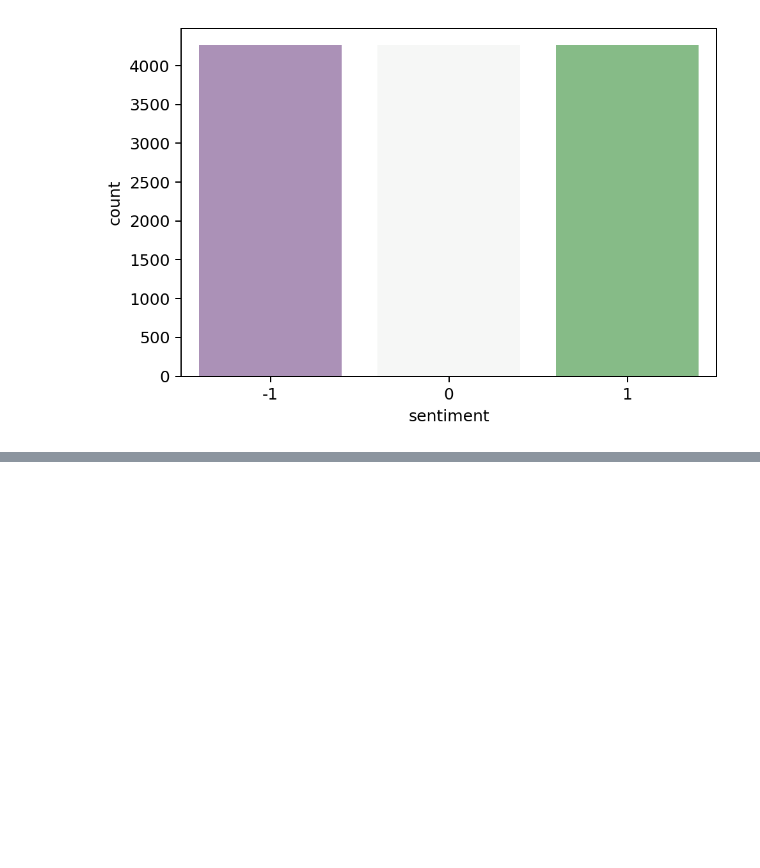
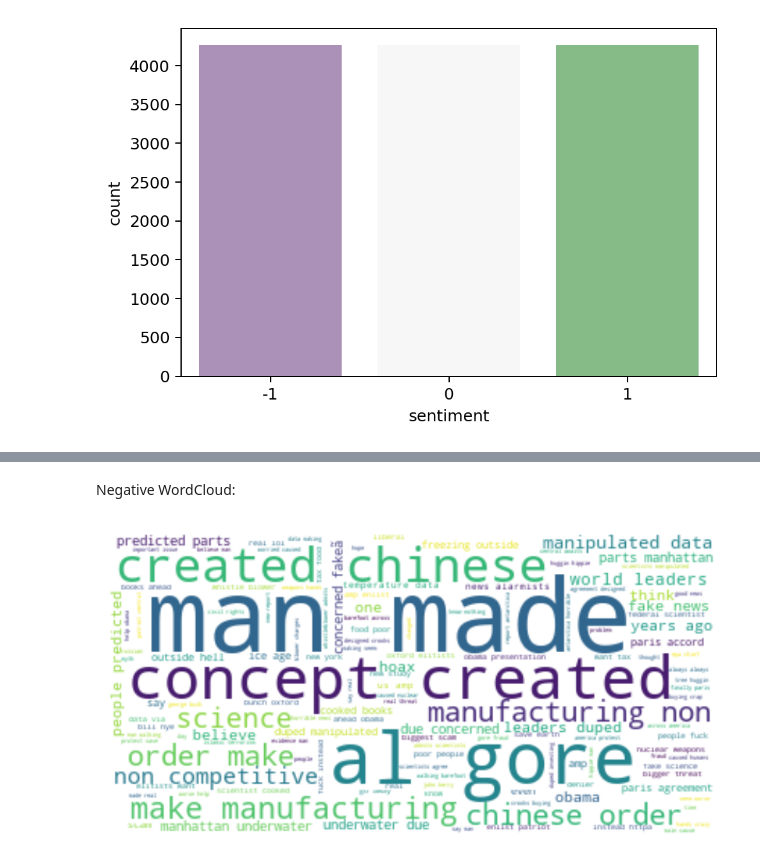
Before and after one commit to MathewJohn1986/classification-predict-streamlit-template, a Jupyter notebook: Climate Change Belief Analysis.ipynb, the cells around one changed output, grey strips where cells are left out. Drawn from its saved outputs; the diff is of its cells as text; code cells hidden in the pictures; blank space fills up the shorter version.

```diff
--- a/Climate Change Belief Analysis.ipynb
+++ b/Climate Change Belief Analysis.ipynb
@@ -402,0 +507,9 @@ plt.show()
+# %% [markdown]
+Negative WordCloud:
+# %%
+neg_cloud = WordCloud(background_color='white').generate(neg_string) #creating and generating word cloud image
+plt.imshow(neg_cloud, interpolation='bilinear') #displaying the generated wordcloud image
+plt.axis("off")
+plt.show()
+# %% [output]
+[figure, added]
```
Also changed, not shown: parts of 24 cells of this notebook.
